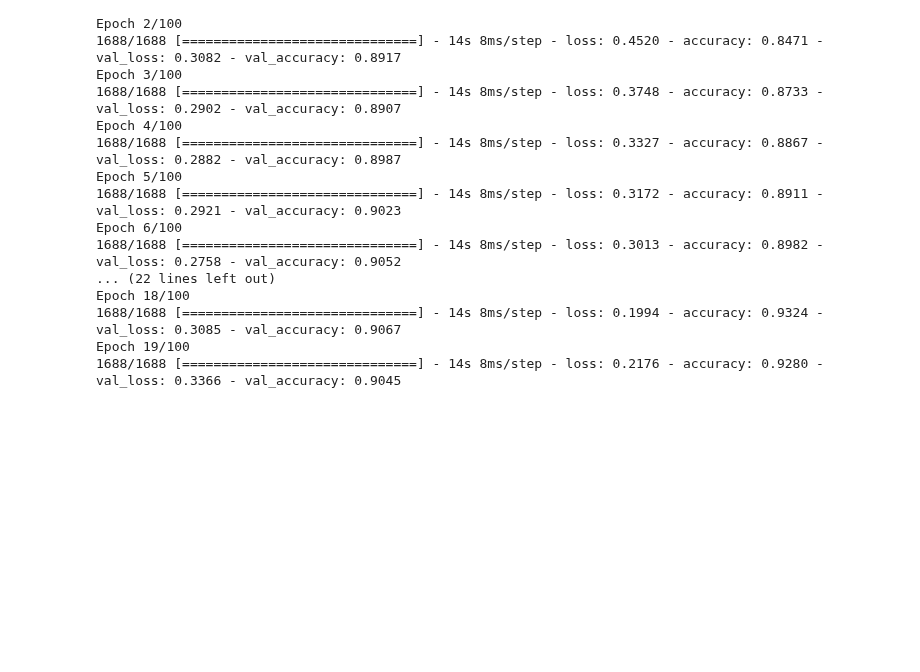
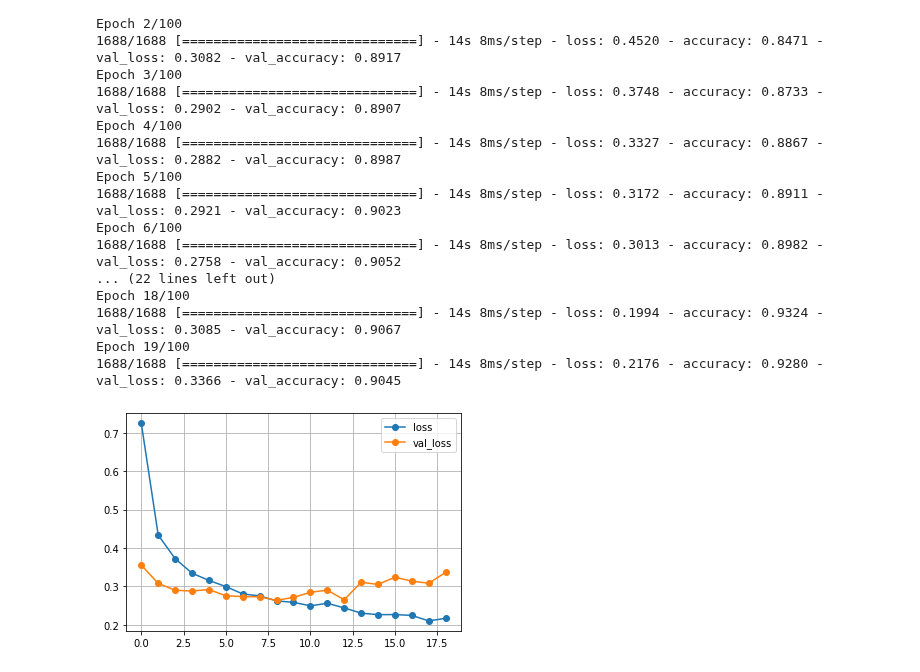
Before and after one commit to JakeOh/202011_itw_bd21, a Jupyter notebook: lab_ml/ml19_dnn_cnn_ex.ipynb, the cells around one changed output. Drawn from its saved outputs; the diff is of its cells as text; code cells hidden in the pictures; blank space fills up the shorter version.

```diff
--- a/lab_ml/ml19_dnn_cnn_ex.ipynb
+++ b/lab_ml/ml19_dnn_cnn_ex.ipynb
@@ -585,3 +585,10 @@ Epoch 18/100
 1688/1688 [==============================] - 14s 8ms/step - loss: 0.1994 - accuracy: 0.9324 - val_loss: 0.3085 - val_accuracy: 0.9067
 Epoch 19/100
 1688/1688 [==============================] - 14s 8ms/step - loss: 0.2176 - accuracy: 0.9280 - val_loss: 0.3366 - val_accuracy: 0.9045
+# %%
+cnn_hist = pd.DataFrame(cnn_history.history)
+cnn_hist[['loss', 'val_loss']].plot(marker='o')
+plt.grid()
+plt.show()
+# %% [output]
+[figure, added]
```
Also changed, not shown: parts of 2 cells of this notebook.
